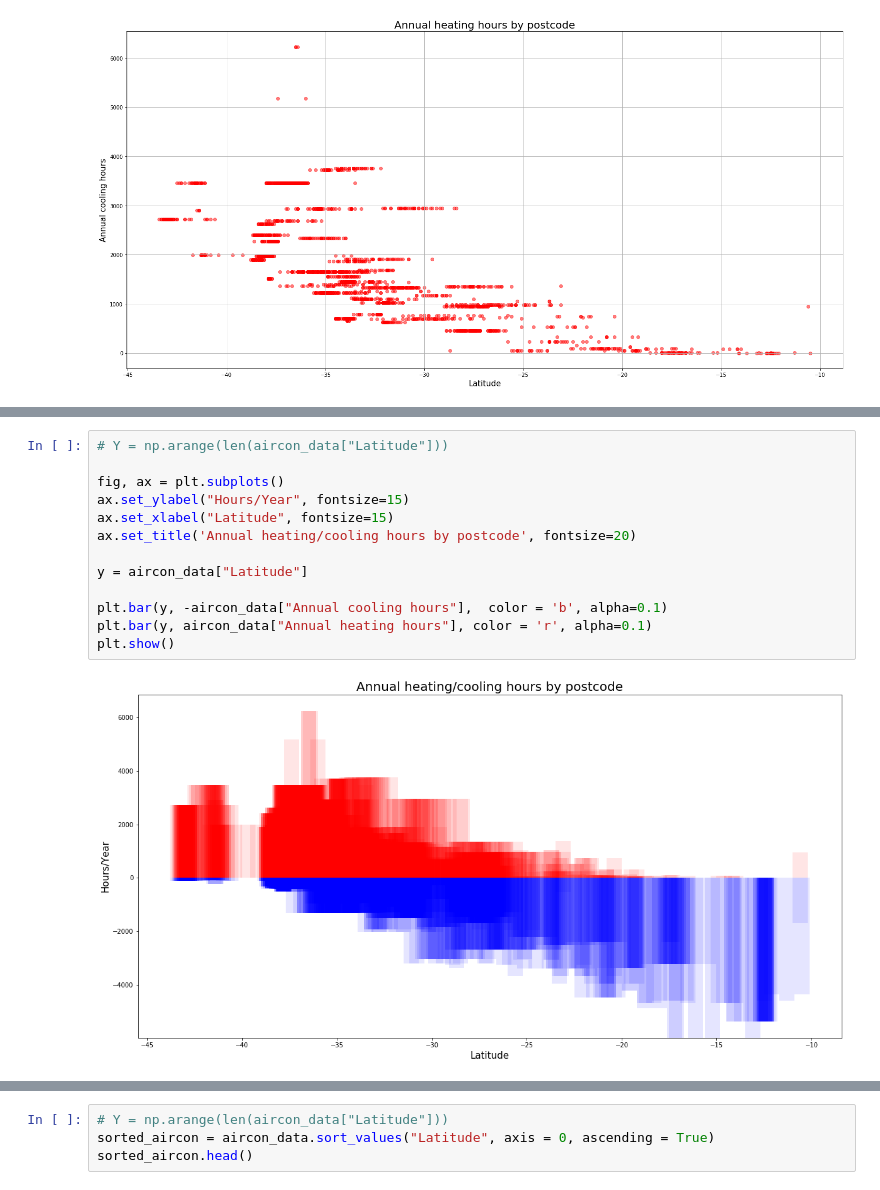
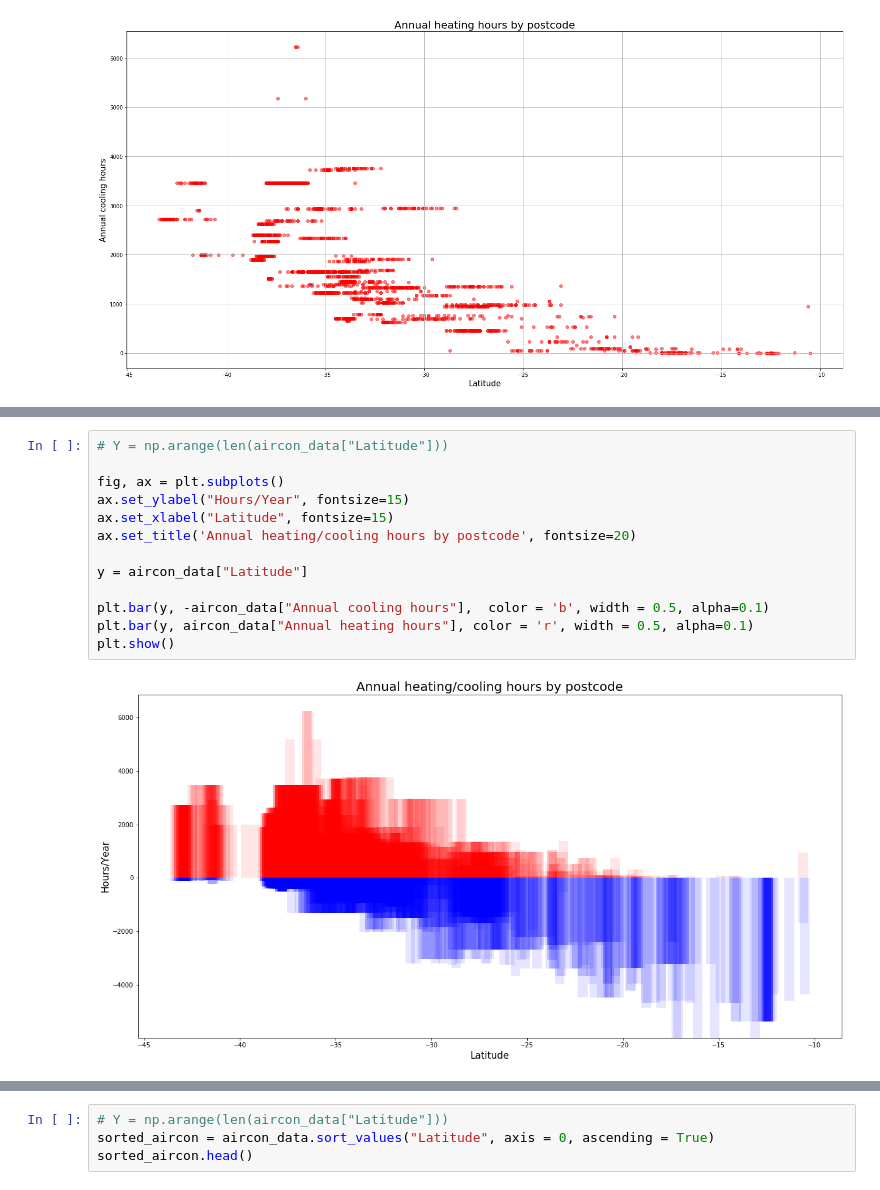
Before and after one commit to tomwyb/code1161base, a Jupyter notebook: aircon.ipynb, the cells around one changed output, grey strips where cells are left out. Drawn from its saved outputs; the diff is of its cells as text.

```diff
--- a/aircon.ipynb
+++ b/aircon.ipynb
@@ -110,15 +121,15 @@ plt.plot(aircon_data["Latitude"],pH(aircon_data["Latitude"]), "r:")
 # %%
 # Y = np.arange(len(aircon_data["Latitude"]))
 
 fig, ax = plt.subplots()
 ax.set_ylabel("Hours/Year", fontsize=15)
 ax.set_xlabel("Latitude", fontsize=15)
 ax.set_title('Annual heating/cooling hours by postcode', fontsize=20)
 
 y = aircon_data["Latitude"]
 
-plt.bar(y, -aircon_data["Annual cooling hours"],  color = 'b', alpha=0.1)
-plt.bar(y, aircon_data["Annual heating hours"], color = 'r', alpha=0.1)
+plt.bar(y, -aircon_data["Annual cooling hours"],  color = 'b', width = 0.5, alpha=0.1)
+plt.bar(y, aircon_data["Annual heating hours"], color = 'r', width = 0.5, alpha=0.1)
 plt.show()
 # %% [output]
-[figure, old version]
+[figure, new version]
```
Also changed, not shown: parts of 84 cells of this notebook, 26 other files.
